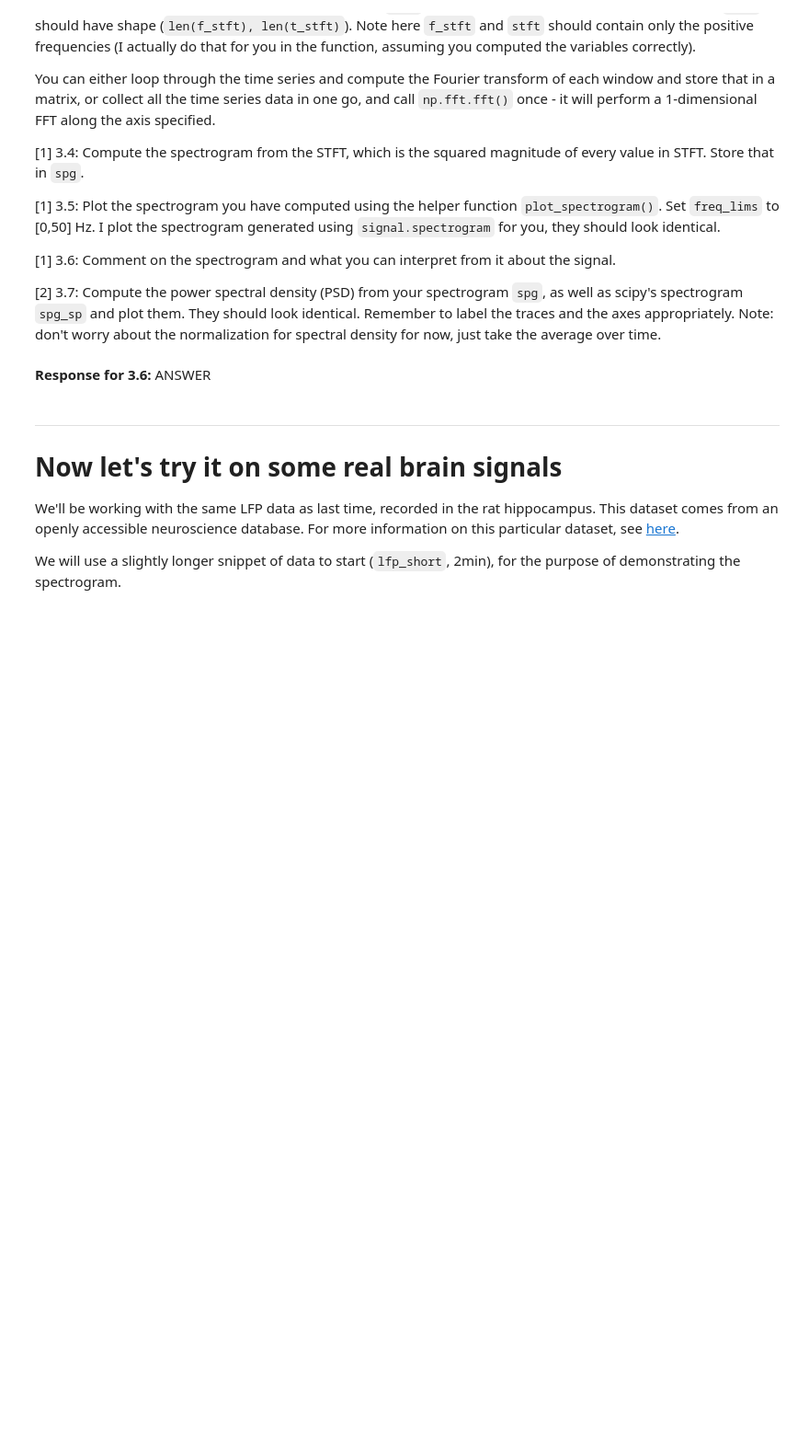
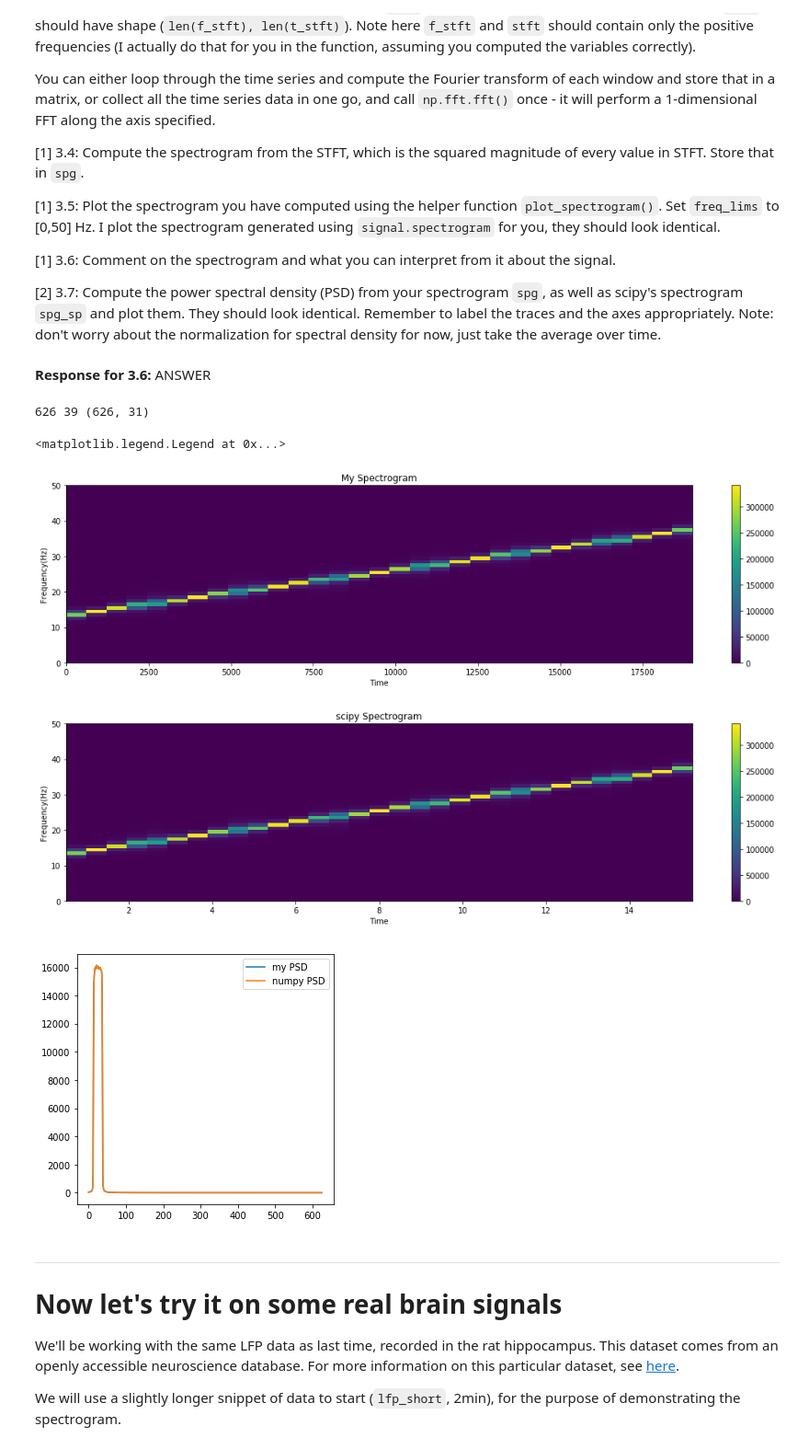
Before and after one commit to kevinice95/COGS118C, a Jupyter notebook: Assignments/A3-TimeFrequencyFiltering.ipynb, the cells around one changed output. Shown at 92% size. Cells and saved outputs as stored; diff of their text form; code cells hidden in the pictures; blank space fills up the shorter version.

```diff
--- a/Assignments/A3-TimeFrequencyFiltering.ipynb
+++ b/Assignments/A3-TimeFrequencyFiltering.ipynb
@@ -279,12 +279,14 @@ You can either loop through the time series and compute the Fourier transform of
 def my_stft(data, fs, len_win, len_overlap):
     T = len(data) / fs
     inds_stft = slide_window_index(T, fs, len_win, len_overlap)
-    data = []
-    for i in range(0,len(ind_sfft)):
-        data[i] = compute_pwsp(sig[int(ind_stft[i]):int(ind_stft[i])+len_win])
-    t_stft = #_YOUR_CODE_HERE
-    f_stft = #_YOUR_CODE_HERE
-    stft = #_YOUR_CODE_HERE
+    sig = []
+    final = np.array([])
+    for i in range(0,len(inds_stft)):
+        sig = np.fft.fft(data[int(inds_stft[i]):int(inds_stft[i]+(len_win*fs))])
+        final = np.append(final,sig,axis=0)
+    t_stft = ind_stft
+    f_stft = np.fft.fftfreq(int(len_win*fs),d=1/fs)
+    stft = final.reshape([len(inds_stft),int(len_win*fs)]).T
 
     # clip the frequency axis to return just the non-negative frequencies
     # np.fft.fftfreq returns the nyquist frequency as negative, which we also need to keep
@@ -295,24 +297,33 @@ def my_stft(data, fs, len_win, len_overlap):
 # %%
 len_win = 1.
 len_overlap = 0.5
-
 # computing and plotting your spectrogram
-f_stft, t_stft, stft = my_stft() #_YOUR_CODE_HERE
+f_stft, t_stft, stft = my_stft(sig,fs,len_win,len_overlap)
 print(len(f_stft), len(t_stft), stft.shape) # print the shape of the STFT to confirm it is the right dimensions
-spg = #_YOUR_CODE_HERE
+spg = np.abs(stft)**2
 plot_spectrogram(spg, t_stft, f_stft, freq_lims=[0,50], plot_db=False)
 plt.title('My Spectrogram')
 
 # I compute the spectrogram using scipy and plot it for you
 f_sp, t_sp, spg_sp = signal.spectrogram(sig, fs, window='rect', nperseg=int(fs*len_win), noverlap=int(fs*len_overlap), detrend=False)
 # I undo scipy's normalization for you so they will look the same
 spg_sp = spg_sp*fs**2*len_win/2
 plot_spectrogram(spg_sp, t_sp, f_sp, freq_lims=[0,50], plot_db=False)
 plt.title('scipy Spectrogram');
 
 # computing and plotting your PSDs
+psd = np.mean(spg,axis=1)
+psd_sp = np.mean(spg_sp,axis=1)
 plt.figure(figsize=(5,5))
-#_YOUR_CODE_HERE
+plt.plot(f_sp,psd,label="my PSD")
+plt.plot(f_sp,psd_sp,label="numpy PSD")
+plt.legend()
+# %% [output]
+626 39 (626, 31)
+<matplotlib.legend.Legend at 0x...>
+[figure, added]
+[figure, added]
+[figure, added]
 # %% [markdown]
 ---
 # Now let's try it on some real brain signals
```
Also changed, not shown: parts of 18 cells of this notebook.
